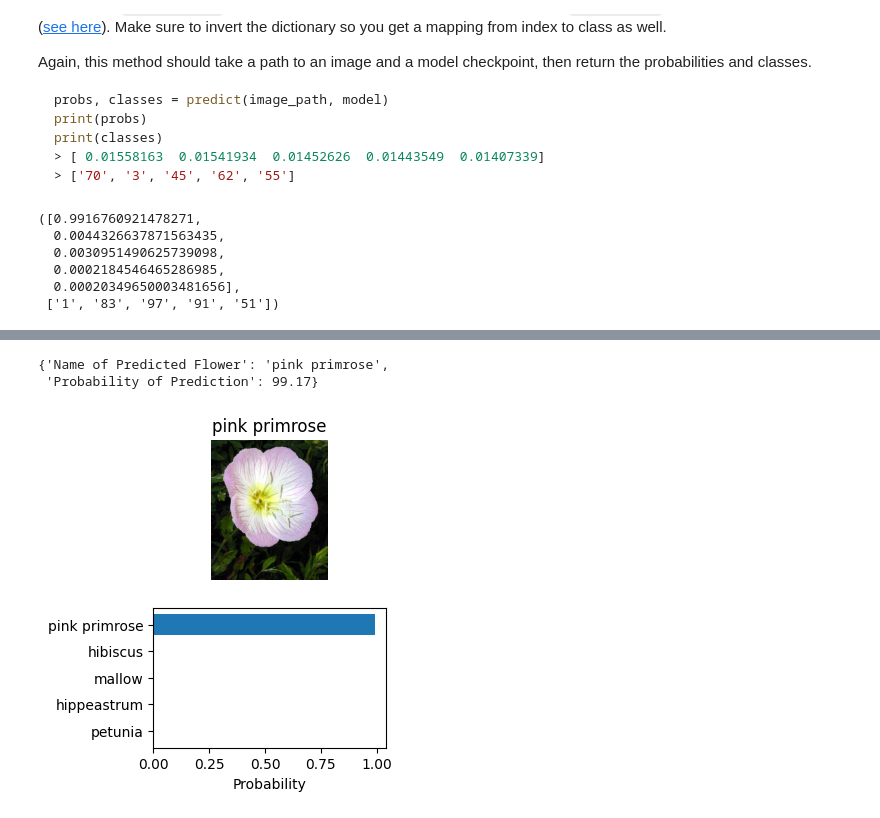
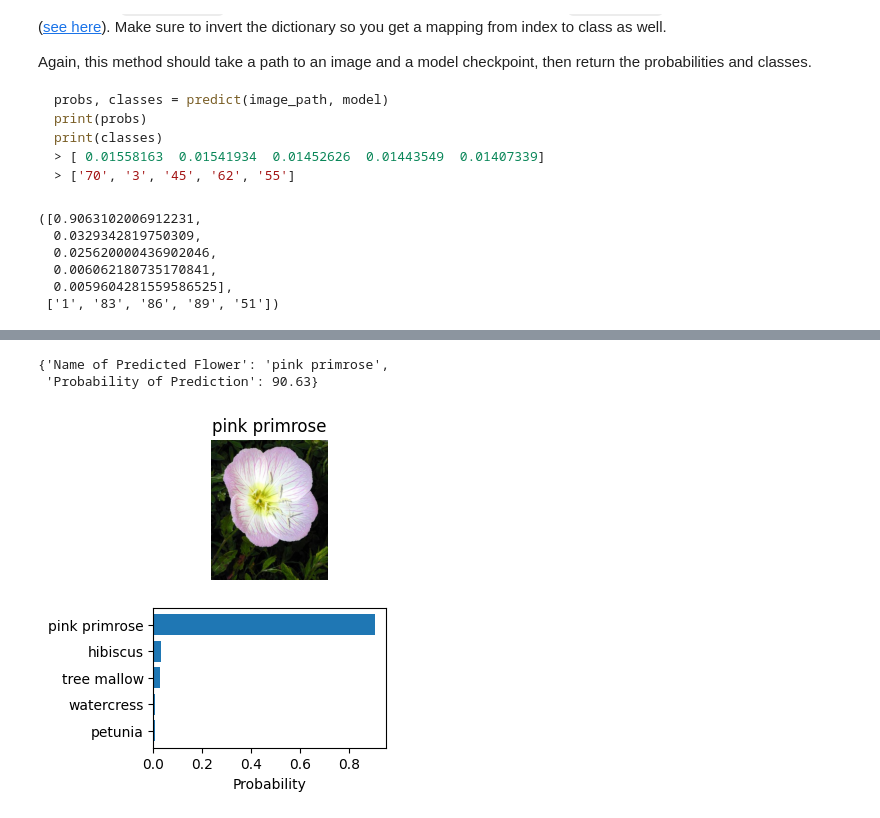
Before and after one commit to STLAmvizz/aipnd-project, a Jupyter notebook: Image_Classifier_Project.ipynb, the cells around one changed output, grey strips where cells are left out. Drawn from its saved outputs; the diff is of its cells as text; code cells hidden in the pictures.

Commit message:
Ran through resnet50 model in order to get screen shots and show second model works

```diff
--- a/Image_Classifier_Project.ipynb
+++ b/Image_Classifier_Project.ipynb
@@ -199,15 +199,15 @@ optimizervgg16 = optim.Adam(vgg16.classifier.parameters(), lr=0.001)
 # %%
 # Optimizer & criterion
-optimizer = optimizervgg16
+optimizer = optimizerresnet50
 criterion = nn.NLLLoss()
 # %%
-# NOTE: ONLY RUN THIS CELL IF YOU WANT TO RETRAIN THE NETWORK!!!!!!!!!!!
+# NOTE: ONLY RUN THIS CELL IF YOU WANT TO TRAIN THE NETWORK!!!!!!!!!!!
 
-path = "models/test.pth"
-model = vgg16
+path = "models/RESNET50_BestModel_073123.pth"
+model = resnet50
 dataloaders_train = transform_normalize_load_batch('assets/flowers_MFV')[0]
 dataloaders_valid = transform_normalize_load_batch('assets/flowers_MFV')[1]
-epochs = 10
+epochs = 5
 print_every = 10
 
 # Move the model over to the appropriate device
@@ -303,8 +321,8 @@ for epoch in range(epochs):
 It's good practice to test your trained network on test data, images the network has never seen either in training or validation. This will give you a good estimate for the model's performance on completely new images. Run the test images through the network and measure the accuracy, the same way you did validation. You should be able to reach around 70% accuracy on the test set if the model has been trained well.
 # %%
 
-state_dict = torch.load('models/VGG16_BestModel_072823.pth')
-model = vgg16
+state_dict = torch.load('models/RESNET50_BestModel_073123.pth')
+model = resnet50
 model.load_state_dict(state_dict)
 device = torch.device("cuda" if torch.cuda.is_available() else "cpu")
 model.eval()
@@ -546,14 +564,14 @@ def predict(image_path, model, class_to_idx, topk=5):
 
     return probs, classes
 # %%
-predict("assets/flowers_MFV/test/1/image_06743.jpg", model_vgg16, class_to_idx)
+predict("assets/flowers_MFV/test/1/image_06743.jpg", model_resnet50, class_to_idx)
 # %% [output]
-([0.9916760921478271,
-  0.0044326637871563435,
-  0.0030951490625739098,
-  0.0002184546465286985,
-  0.00020349650003481656],
- ['1', '83', '97', '91', '51'])
+([0.9063102006912231,
+  0.0329342819750309,
+  0.025620000436902046,
+  0.006062180735170841,
+  0.0059604281559586525],
+ ['1', '83', '86', '89', '51'])
 # %% [markdown]
 ## Sanity Checking
 
@@ -604,8 +622,8 @@ def final_output(image_path, model, class_to_idx):
     return {"Name of Predicted Flower": names[0],
             "Probability of Prediction": round(probs[0]*100, 2)}
 # %%
-final_output("assets/flowers_MFV/test/1/image_06743.jpg", model_vgg16, class_to_idx)
+final_output("assets/flowers_MFV/test/1/image_06743.jpg", model_resnet50, class_to_idx)
 # %% [output]
 {'Name of Predicted Flower': 'pink primrose',
- 'Probability of Prediction': 99.17}
+ 'Probability of Prediction': 90.63}
-[figure, old version]
+[figure, new version]
```
Also changed, not shown: parts of 5 cells of this notebook.
